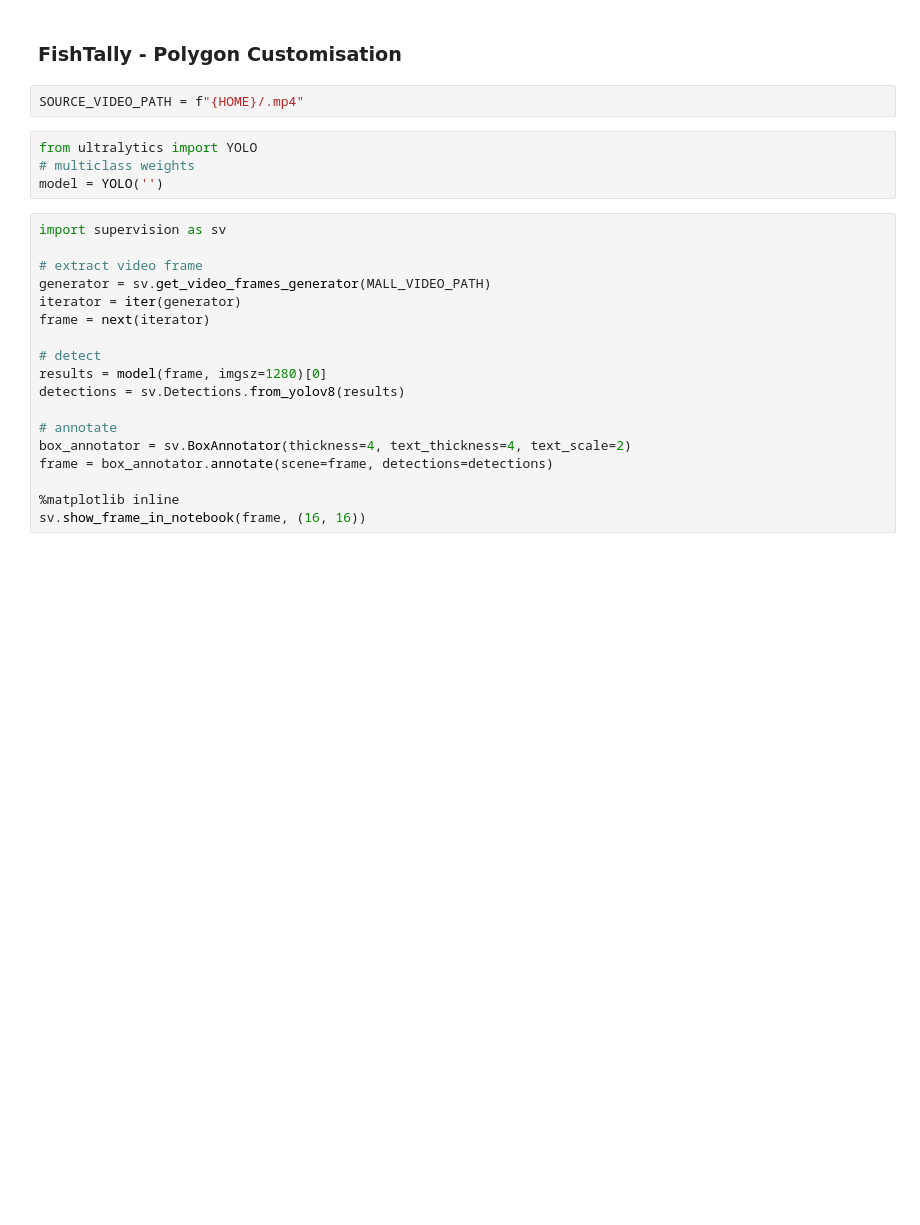
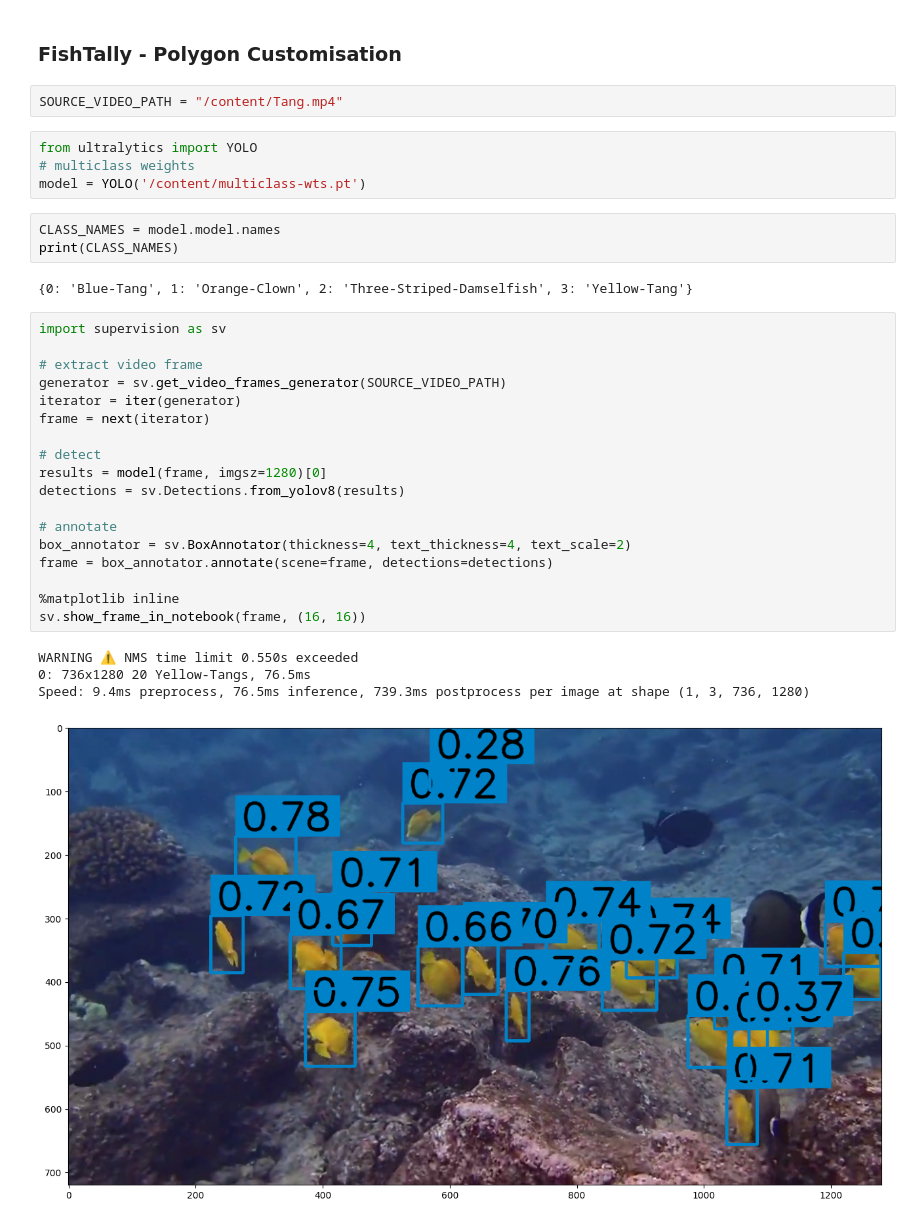
Before and after one commit to kluless13/fishtally, a Jupyter notebook: ft_polygon/fishtally_polygon_customisation.ipynb, the cells around one changed output. Saved outputs shown, nothing was run; the diff lists cells and outputs as text; blank space fills up the shorter version.

```diff
--- a/ft_polygon/fishtally_polygon_customisation.ipynb
+++ b/ft_polygon/fishtally_polygon_customisation.ipynb
@@ -41,28 +66,38 @@ print("supervision", sv.__version__)
 # %% [markdown]
 ### FishTally - Polygon Customisation
 # %%
-SOURCE_VIDEO_PATH = f"{HOME}/.mp4"
+SOURCE_VIDEO_PATH = "/content/Tang.mp4"
 # %%
 from ultralytics import YOLO
 # multiclass weights
-model = YOLO('')
+model = YOLO('/content/multiclass-wts.pt')
+# %%
+CLASS_NAMES = model.model.names
+print(CLASS_NAMES)
+# %% [output]
+{0: 'Blue-Tang', 1: 'Orange-Clown', 2: 'Three-Striped-Damselfish', 3: 'Yellow-Tang'}
 # %%
 import supervision as sv
 
 # extract video frame
-generator = sv.get_video_frames_generator(MALL_VIDEO_PATH)
+generator = sv.get_video_frames_generator(SOURCE_VIDEO_PATH)
 iterator = iter(generator)
 frame = next(iterator)
 
 # detect
 results = model(frame, imgsz=1280)[0]
 detections = sv.Detections.from_yolov8(results)
 
 # annotate
 box_annotator = sv.BoxAnnotator(thickness=4, text_thickness=4, text_scale=2)
 frame = box_annotator.annotate(scene=frame, detections=detections)
 
 %matplotlib inline
 sv.show_frame_in_notebook(frame, (16, 16))
+# %% [output]
+WARNING ⚠️ NMS time limit 0.550s exceeded
+0: 736x1280 20 Yellow-Tangs, 76.5ms
+Speed: 9.4ms preprocess, 76.5ms inference, 739.3ms postprocess per image at shape (1, 3, 736, 1280)
+[figure, added]
 # %%
 sv.VideoInfo.from_video_path(SOURCE_VIDEO_PATH)
```
Also changed, not shown: parts of 10 cells of this notebook, 3 other files.
